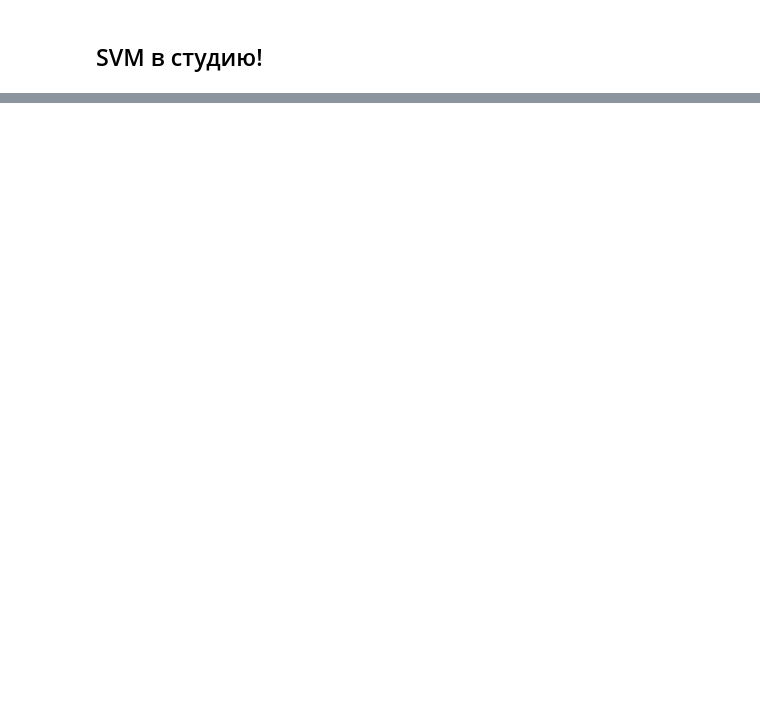
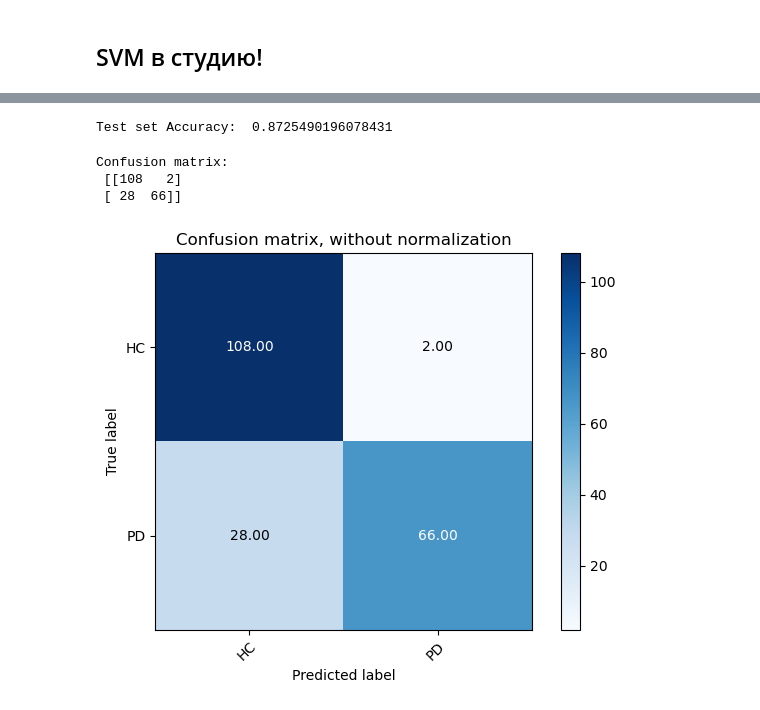
Before and after one commit to ArtikBoom3007/Pipeline, a Jupyter notebook: PythonScripts/SVM_ibrosa_features.ipynb, the cells around one changed output, grey strips where cells are left out. Drawn from its saved outputs; the diff is of its cells as text; code cells hidden in the pictures; blank space fills up the shorter version.

```diff
--- a/PythonScripts/SVM_ibrosa_features.ipynb
+++ b/PythonScripts/SVM_ibrosa_features.ipynb
@@ -317,0 +499,24 @@ Confusion matrix:
+# %%
+def predict(model, test_loader):
+    model.eval()
+    predictions = []
+    true_labels = []
+    with torch.no_grad():
+        for data, target in test_loader:
+            output = model(data)
+            _, predicted = torch.max(output.data, 1)
+            predictions.extend(predicted.cpu().numpy())
+            true_labels.extend(target.cpu().numpy())
+    return predictions, true_labels
+
+ypred, yreal = predict(model, test_loader)
+print("Test set Accuracy: ",metrics.accuracy_score(yreal, ypred) )
+# %% [output]
+Test set Accuracy:  0.8725490196078431
+# %%
+plot_confusion_matrix(y_test, yhat, ["HC", "PD"])
+# %% [output]
+Confusion matrix:
+ [[108   2]
+ [ 28  66]]
+[figure, added]
```
Also changed, not shown: parts of 29 cells of this notebook, 9 other files.
